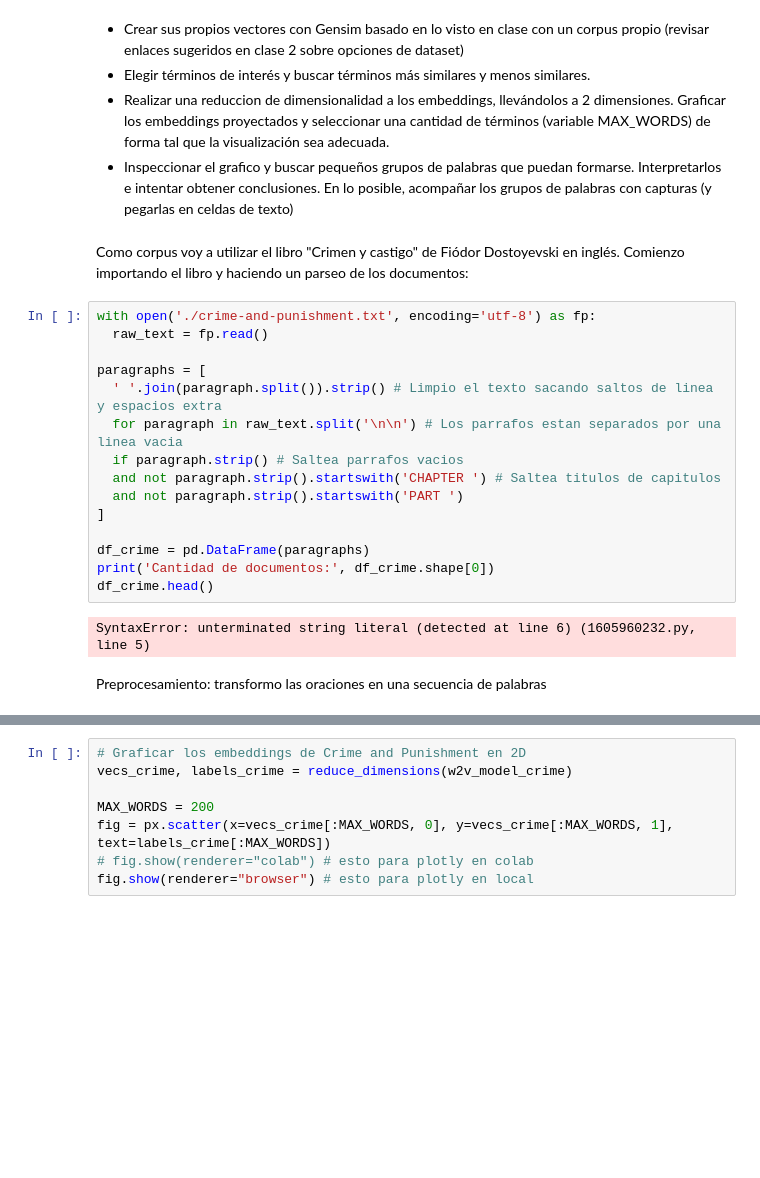
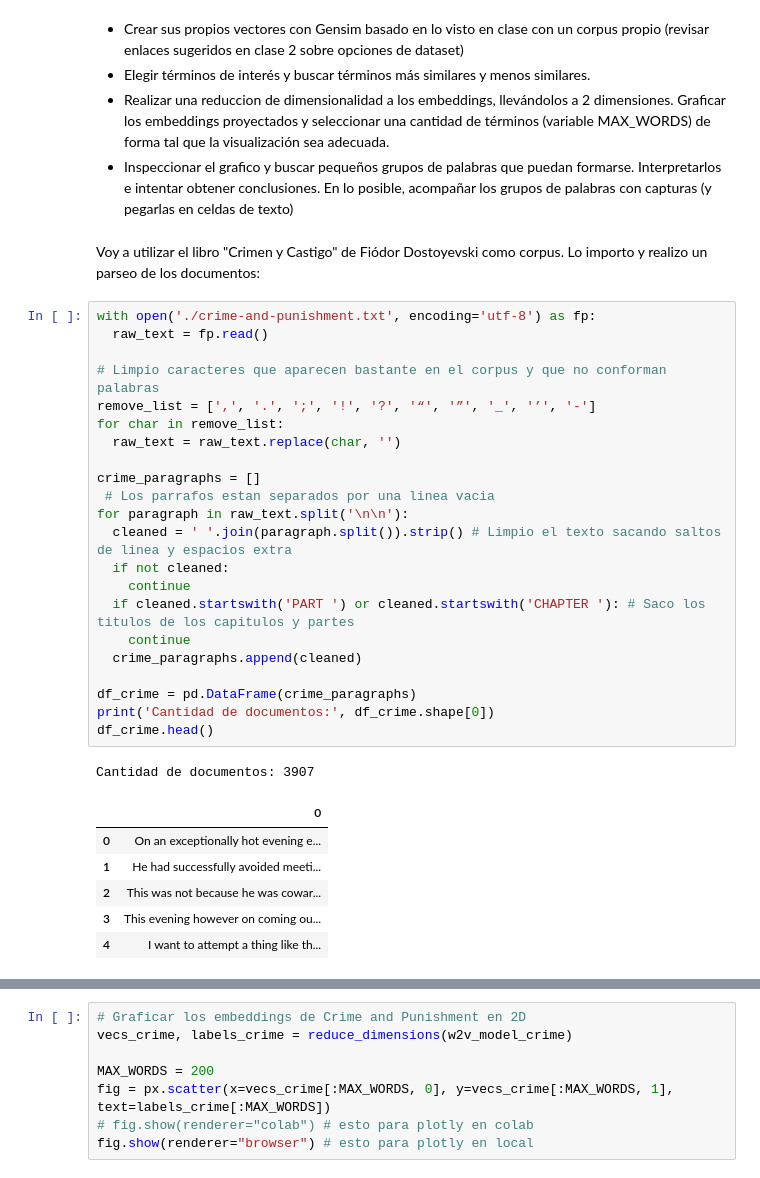
Before and after one commit to Melzr/NLP, a Jupyter notebook: Desafio_2.ipynb, the cells around one changed output, grey strips where cells are left out. Saved outputs shown, nothing was run; the diff lists cells and outputs as text; blank space fills up the shorter version.

Commit message:
clean

```diff
--- a/Desafio_2.ipynb
+++ b/Desafio_2.ipynb
@@ -326,24 +326,35 @@ Recuerden que su notebook de entrega debe poder correrse de inicio a fin sin la
 - Realizar una reduccion de dimensionalidad a los embeddings, llevándolos a 2 dimensiones. Graficar los embeddings proyectados y seleccionar una cantidad de términos (variable MAX_WORDS) de forma tal que la visualización sea adecuada.
 - Inspeccionar el grafico y buscar pequeños grupos de palabras que puedan formarse. Interpretarlos e intentar obtener conclusiones. En lo posible, acompañar los grupos de palabras con capturas (y pegarlas en celdas de texto)
 # %% [markdown]
-Como corpus voy a utilizar el libro "Crimen y castigo" de Fiódor Dostoyevski en inglés. Comienzo importando el libro y haciendo un parseo de los documentos:
+Voy a utilizar el libro "Crimen y Castigo" de Fiódor Dostoyevski como corpus. Lo importo y realizo un parseo de los documentos:
 # %%
 with open('./crime-and-punishment.txt', encoding='utf-8') as fp:
   raw_text = fp.read()
 
-paragraphs = [
-  ' '.join(paragraph.split()).strip() # Limpio el texto sacando saltos de linea y espacios extra
-  for paragraph in raw_text.split('\n\n') # Los parrafos estan separados por una linea vacia
-  if paragraph.strip() # Saltea parrafos vacios
-  and not paragraph.strip().startswith('CHAPTER ') # Saltea titulos de capitulos
-  and not paragraph.strip().startswith('PART ')
-]
+# Limpio caracteres que aparecen bastante en el corpus y que no conforman palabras
+remove_list = [',', '.', ';', '!', '?', '“', '”', '_', '’', '-']
+for char in remove_list:
+  raw_text = raw_text.replace(char, '')
 
-df_crime = pd.DataFrame(paragraphs)
+crime_paragraphs = []
+ # Los parrafos estan separados por una linea vacia
+for paragraph in raw_text.split('\n\n'):
+  cleaned = ' '.join(paragraph.split()).strip() # Limpio el texto sacando saltos de linea y espacios extra
+  if not cleaned:
+    continue
+  if cleaned.startswith('PART ') or cleaned.startswith('CHAPTER '): # Saco los titulos de los capitulos y partes
+    continue
+  crime_paragraphs.append(cleaned)
+
+df_crime = pd.DataFrame(crime_paragraphs)
 print('Cantidad de documentos:', df_crime.shape[0])
 df_crime.head()
 # %% [output]
-SyntaxError: unterminated string literal (detected at line 6) (1605960232.py, line 5)
+Cantidad de documentos: 3907
+|  | 0 |
+| 0 | On an exceptionally hot evening e... |
+| 1 | He had successfully avoided meeti... |
+| 2 | This was not because he was cowar... |
+| 3 | This evening however on coming ou... |
+| 4 | I want to attempt a thing like th... |
-# %% [markdown]
-Preprocesamiento: transformo las oraciones en una secuencia de palabras
 # %%
```
Also changed, not shown: parts of 5 cells of this notebook, 1 other file.
